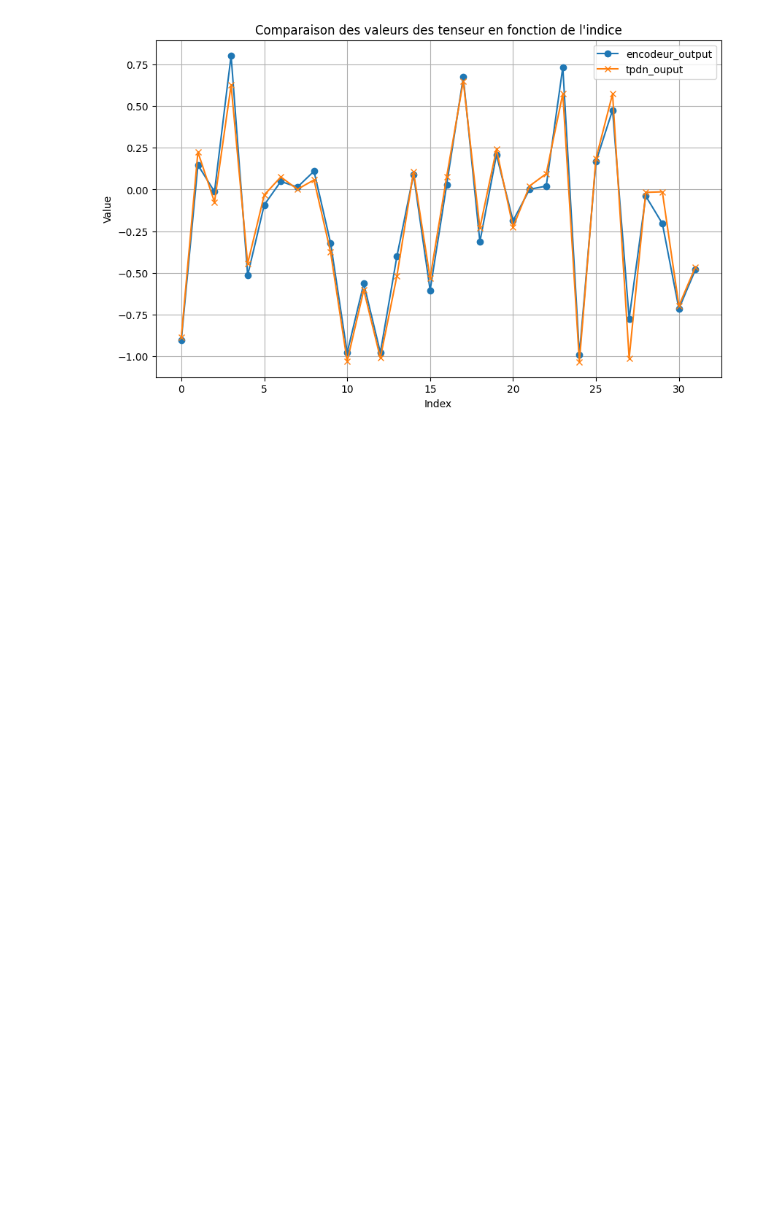
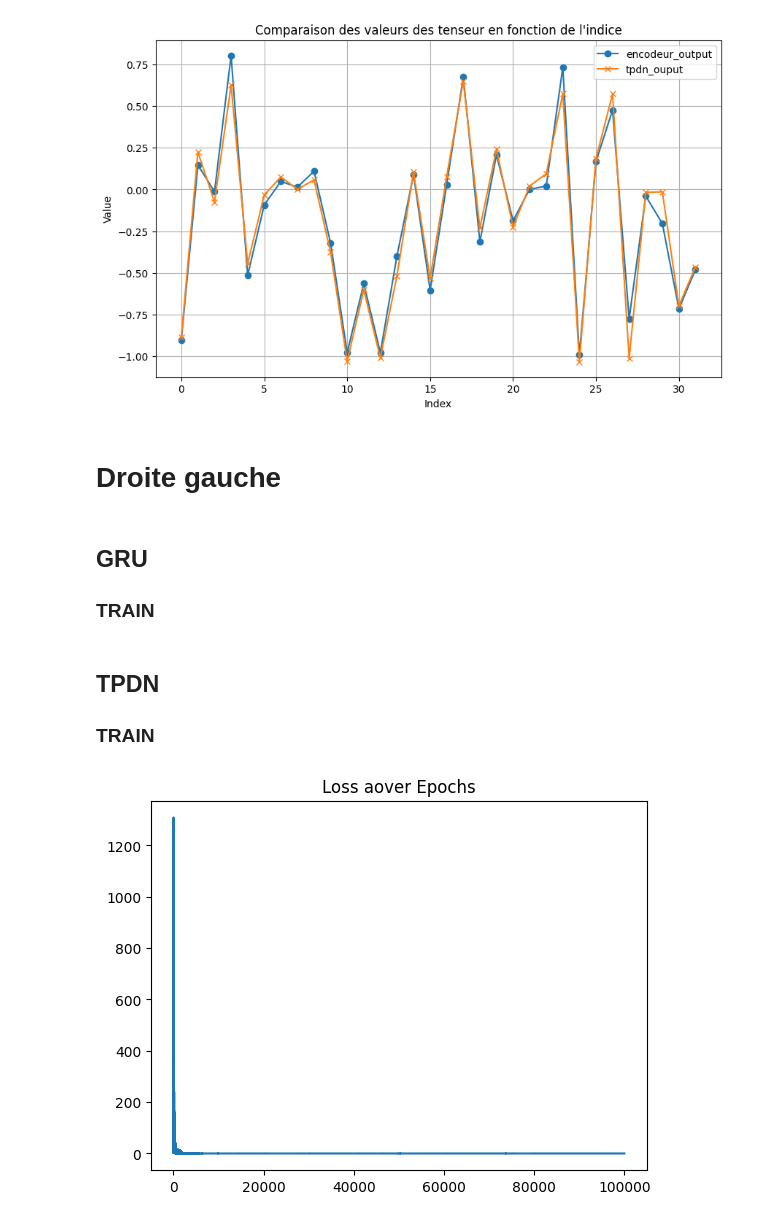
Before and after one commit to baptxste/projet_3A, a Jupyter notebook: train1.ipynb, the cells around one changed output. Saved outputs shown, nothing was run; the diff lists cells and outputs as text; code cells hidden in the pictures; blank space fills up the shorter version.

```diff
--- a/train1.ipynb
+++ b/train1.ipynb
@@ -354,3 +349,9 @@ plot_tensors(encoder_output2, tpdn_output2, labels = ("encodeur_output","tpdn_ou
 # %% [output]
 tensor([[2, 2, 8, 4, 6, 6, 6, 7, 0, 5]])
 [figure]
+# %% [markdown]
+# Droite gauche
+# %% [markdown]
+## **GRU**
+
+### TRAIN
@@ -356,0 +420,53 @@ tensor([[2, 2, 8, 4, 6, 6, 6, 7, 0, 5]])
+# %% [markdown]
+## **TPDN**
+
+### TRAIN
+# %%
+input_size = 10
+emb_size = 16
+hidden_size = 32
+output_size = 10
+
+batch_size = 1
+seq_len = 10
+epochs = 100000
+learning_rate = 0.01
+seq_len_tensor = torch.tensor([seq_len])
+
+
+encoder = torch.load("./models/DG/gru_enc.pth")
+tpdnencoder = TensorProductEncoder(n_roles=seq_len, n_fillers=seq_len, filler_dim=hidden_size, role_dim=hidden_size, hidden_size=hidden_size)
+
+def generate_data(batch_size, seq_len, input_size):
+    data = torch.randint(0, input_size, (batch_size, seq_len))  # fillers
+    roles = torch.arange(seq_len).unsqueeze(0).expand(batch_size, -1)  # rôles
+    return data, roles
+
+criterion = nn.MSELoss()
+optimizer = optim.Adam(tpdnencoder.parameters(), lr=learning_rate)
+
+encoder.eval()
+tpdnencoder.train()
+losses = []
+for epoch in range(epochs):
+
+    data, roles = generate_data(batch_size, seq_len, input_size)
+    roles = torch.flip(roles, dims=[1])
+
+    encoder_output = encoder(data).squeeze(0)
+    tpdn_output = tpdnencoder(data, roles)
+    # reconstructed_x = decoder(tpdn_output.unsqueeze(0), seq_len_tensor)
+    loss = criterion(encoder_output, tpdn_output)
+    losses.append(loss.item())
+    optimizer.zero_grad()
+    loss.backward()
+    optimizer.step()
+
+torch.save(tpdnencoder, "./models/DG/tpdn_gru.pth")
+
+
+plt.plot(losses)
+plt.title('Loss aover Epochs')
+plt.show()
+# %% [output]
+[figure, added]
```
Also changed, not shown: parts of 17 cells of this notebook, 23 other files.
